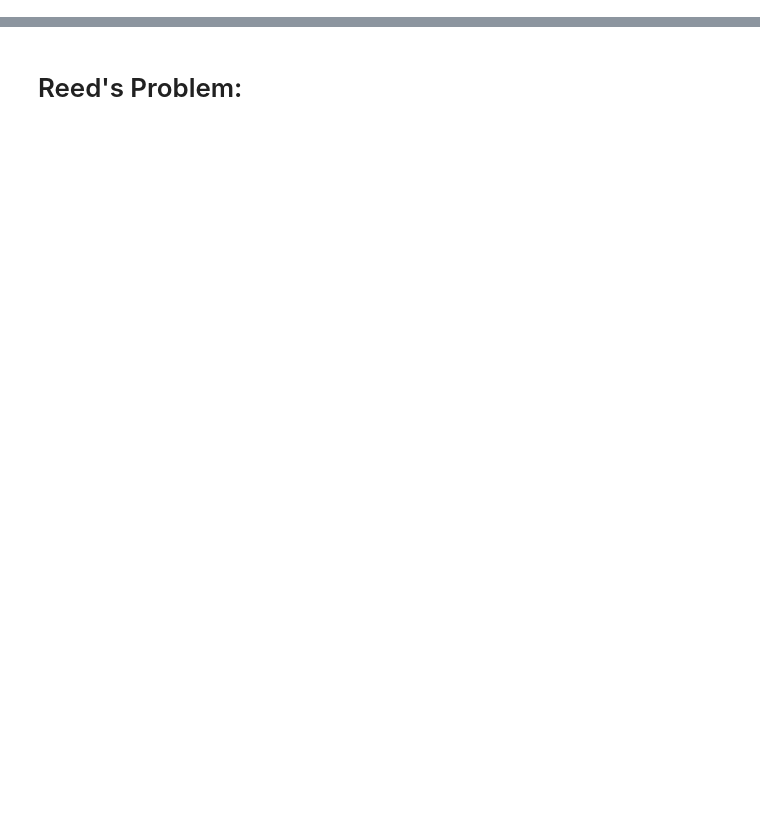
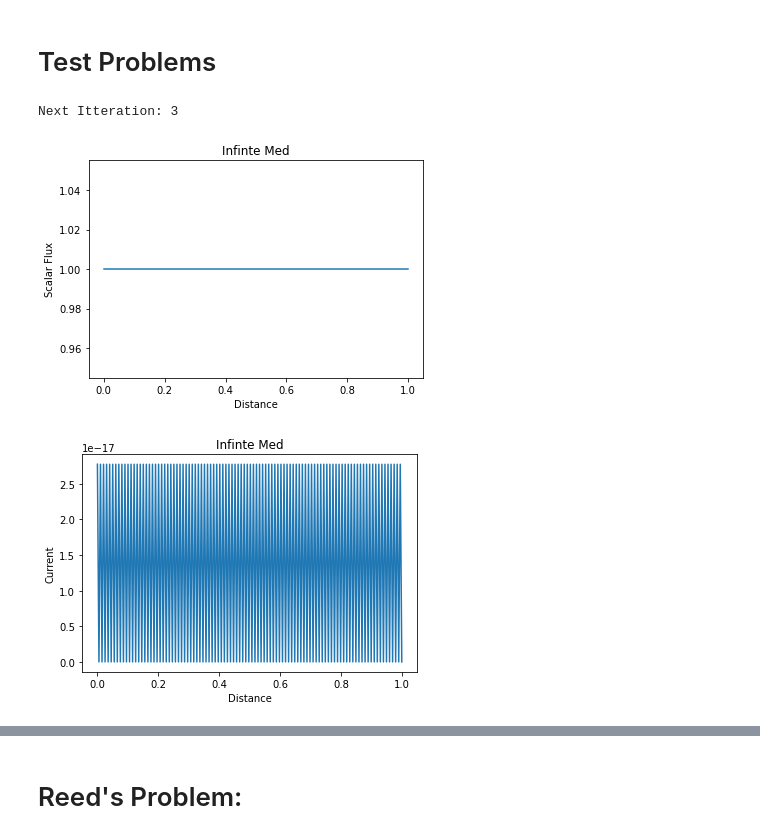
Before and after one commit to CEMeNT-PSAAP/Therefore, a Jupyter notebook: therefore_tests.ipynb, the cells around one changed output, grey strips where cells are left out. Saved outputs shown, nothing was run; the diff lists cells and outputs as text; code cells hidden in the pictures; blank space fills up the shorter version.

Commit message:
Working code and test cases

```diff
--- a/therefore_tests.ipynb
+++ b/therefore_tests.ipynb
@@ -0,0 +1,2 @@
+# %% [markdown]
+# Test Problems
@@ -0,0 +7,53 @@
+# %%
+# uniform infinite medium
+
+data_type = np.float64
+
+L = 1
+dx = .01
+xsec = 10
+ratio = 0
+scattering_xsec = xsec*ratio
+source = 10
+N_mesh = int(L/dx)
+
+dx_mesh = dx*np.ones(N_mesh, data_type)
+xsec_mesh = xsec*np.ones(N_mesh, data_type)
+xsec_scatter_mesh = scattering_xsec*np.ones(N_mesh, data_type)
+source_mesh = source*np.ones(N_mesh, data_type)
+
+
+sim_perams1 = {'data_type': data_type,
+              'N_angles': 4,
+              'L': L,
+              'N_mesh': N_mesh,
+              'boundary_condition_left': 'reflecting',
+              'boundary_condition_right': 'reflecting',
+              'left_in_mag': 0,
+              'right_in_mag': 0,
+              'left_in_angle': 0,
+              'right_in_angle': 0}
+
+
+[scalar_flux, current] = therefore.SourceItteration(sim_perams1, dx_mesh, xsec_mesh, xsec_scatter_mesh, source_mesh)
+
+f=1
+X = np.linspace(0, L, int(N_mesh*2))
+plt.figure(f)
+plt.plot(X, scalar_flux)
+plt.title('Infinte Med')
+plt.xlabel('Distance')
+plt.ylabel('Scalar Flux')
+plt.show()
+
+f+=1
+plt.figure(f)
+plt.title('Infinte Med')
+plt.xlabel('Distance')
+plt.ylabel('Current')
+plt.plot(X, current)
+plt.show()
+# %% [output]
+Next Itteration: 3
+[figure, added]
+[figure, added]
```
Also changed, not shown: parts of 6 cells of this notebook, 3 other files.
